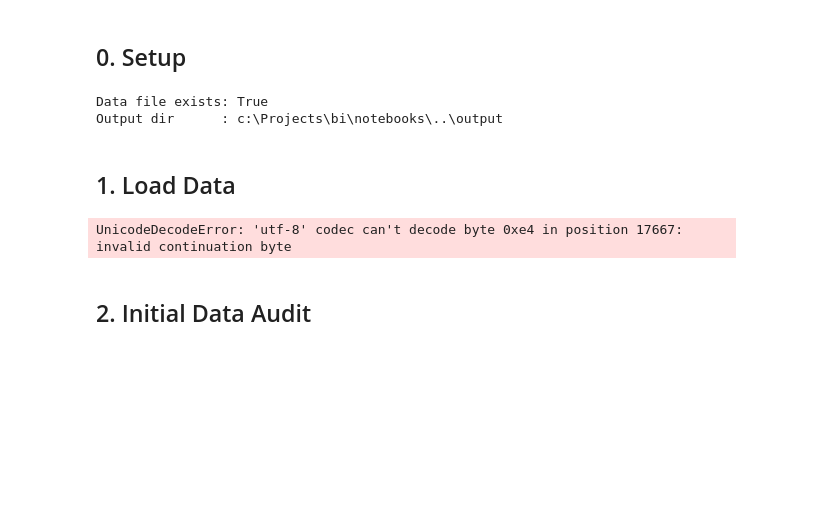
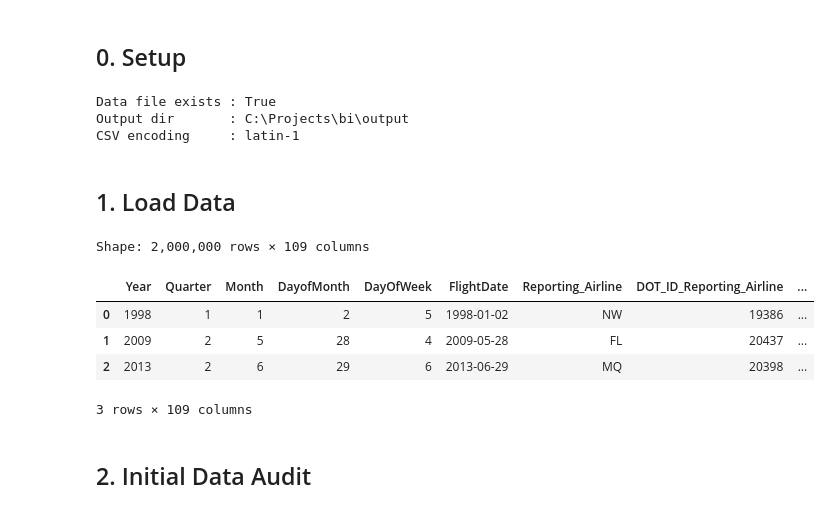
Before and after one commit to jaxendutta/dti6287, a Jupyter notebook: notebooks/01_eda.ipynb, the cells around one changed output. Saved outputs shown, nothing was run; the diff lists cells and outputs as text; code cells hidden in the pictures; blank space fills up the shorter version.

```diff
--- a/notebooks/01_eda.ipynb
+++ b/notebooks/01_eda.ipynb
@@ -9,16 +9,13 @@ What factors are most predictive of flight arrival delays, and how have delay pa
 # %% [markdown]
 ## 0. Setup
 # %%
-import sys
-sys.path.insert(0, '..')
-
 import pandas as pd
 import matplotlib.pyplot as plt
 import seaborn as sns
 
-from config import (
-    RAW_CSV, CLEANED_PARQUET, OUTPUT_DIR,
-    DROP_COLS, CORE_COLS, INT_COLS,
+from bi.config import (
+    RAW_CSV, CLEANED_PARQUET, OUTPUT_DIR, CSV_ENCODING,
+    DROP_COLS, CORE_COLS, INT_COLS, DOUBLE_COLS,
     DELAY_MIN_MINUTES, DELAY_MAX_MINUTES, MIN_CARRIER_FLIGHTS,
     FIGURE_DPI, FIGURE_SIZE, COLOR_PRIMARY, COLOR_DELAY, COLOR_GOOD,
     TARGET_COL, MONTH_TO_SEASON, DOW_LABELS, MONTH_LABELS,
@@ -29,19 +26,26 @@ pd.set_option('display.float_format', '{:.2f}'.format)
 plt.rcParams['figure.figsize'] = FIGURE_SIZE
 sns.set_theme(style='whitegrid')
 
-print(f'Data file exists: {RAW_CSV.exists()}')
-print(f'Output dir      : {OUTPUT_DIR}')
+print(f'Data file exists : {RAW_CSV.exists()}')
+print(f'Output dir       : {OUTPUT_DIR}')
+print(f'CSV encoding     : {CSV_ENCODING}')
 # %% [output]
-Data file exists: True
-Output dir      : c:\Projects\bi\notebooks\..\output
+Data file exists : True
+Output dir       : C:\Projects\bi\output
+CSV encoding     : latin-1
 # %% [markdown]
 ## 1. Load Data
 # %%
-df = pd.read_csv(RAW_CSV, low_memory=False)
-print(f'Shape: {df.shape[0]:,} rows x {df.shape[1]} columns')
+df = pd.read_csv(RAW_CSV, low_memory=False, encoding=CSV_ENCODING)
+print(f'Shape: {df.shape[0]:,} rows × {df.shape[1]} columns')
 df.head(3)
 # %% [output]
-UnicodeDecodeError: 'utf-8' codec can't decode byte 0xe4 in position 17667: invalid continuation byte
+Shape: 2,000,000 rows × 109 columns
+|  | Year | Quarter | Month | DayofMonth | DayOfWeek | FlightDate | Reporting_Airline | DOT_ID_Reporting_Airline | ... |
+| 0 | 1998 | 1 | 1 | 2 | 5 | 1998-01-02 | NW | 19386 | ... |
+| 1 | 2009 | 2 | 5 | 28 | 4 | 2009-05-28 | FL | 20437 | ... |
+| 2 | 2013 | 2 | 6 | 29 | 6 | 2013-06-29 | MQ | 20398 | ... |
+3 rows × 109 columns
 # %% [markdown]
 ## 2. Initial Data Audit
 # %%
```
Also changed, not shown: parts of 17 cells of this notebook, 6 other files.
